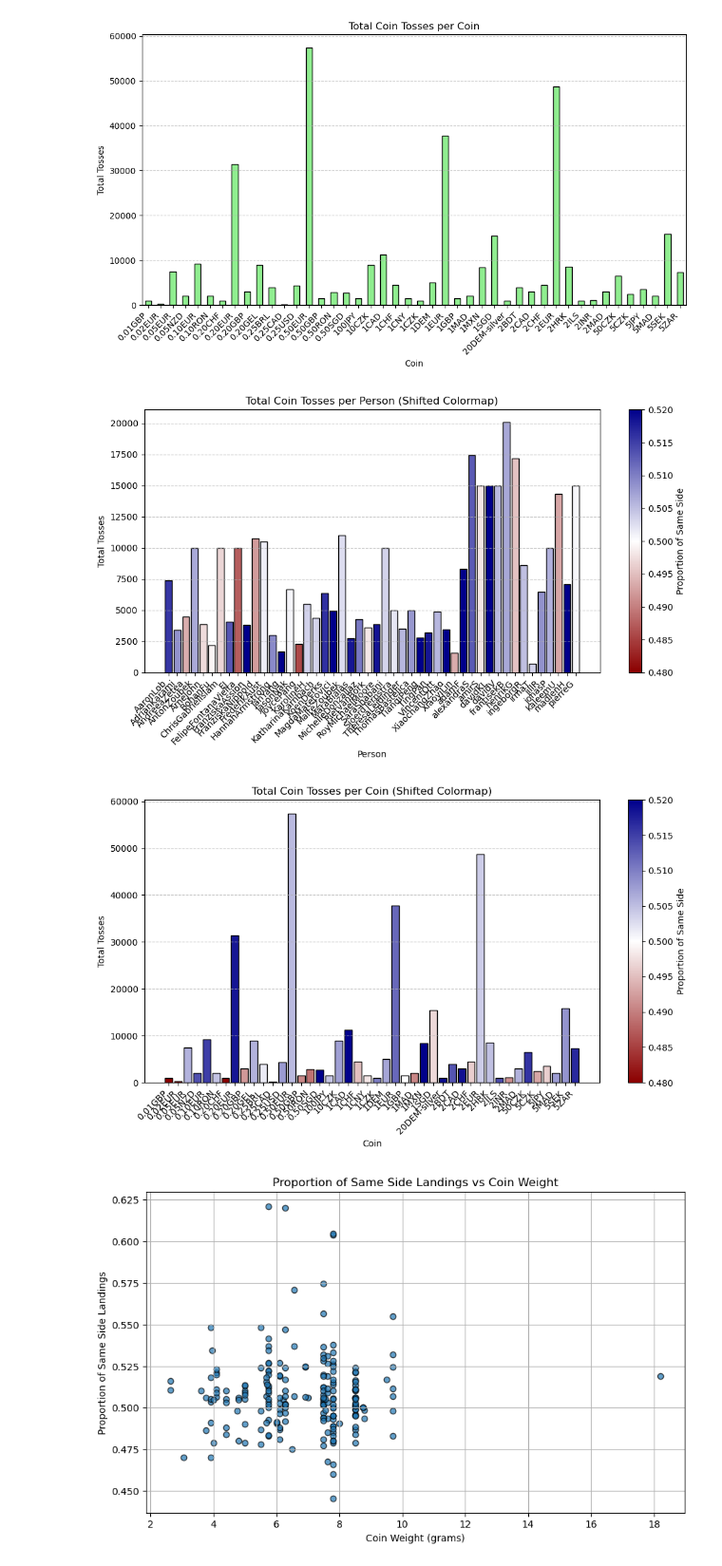
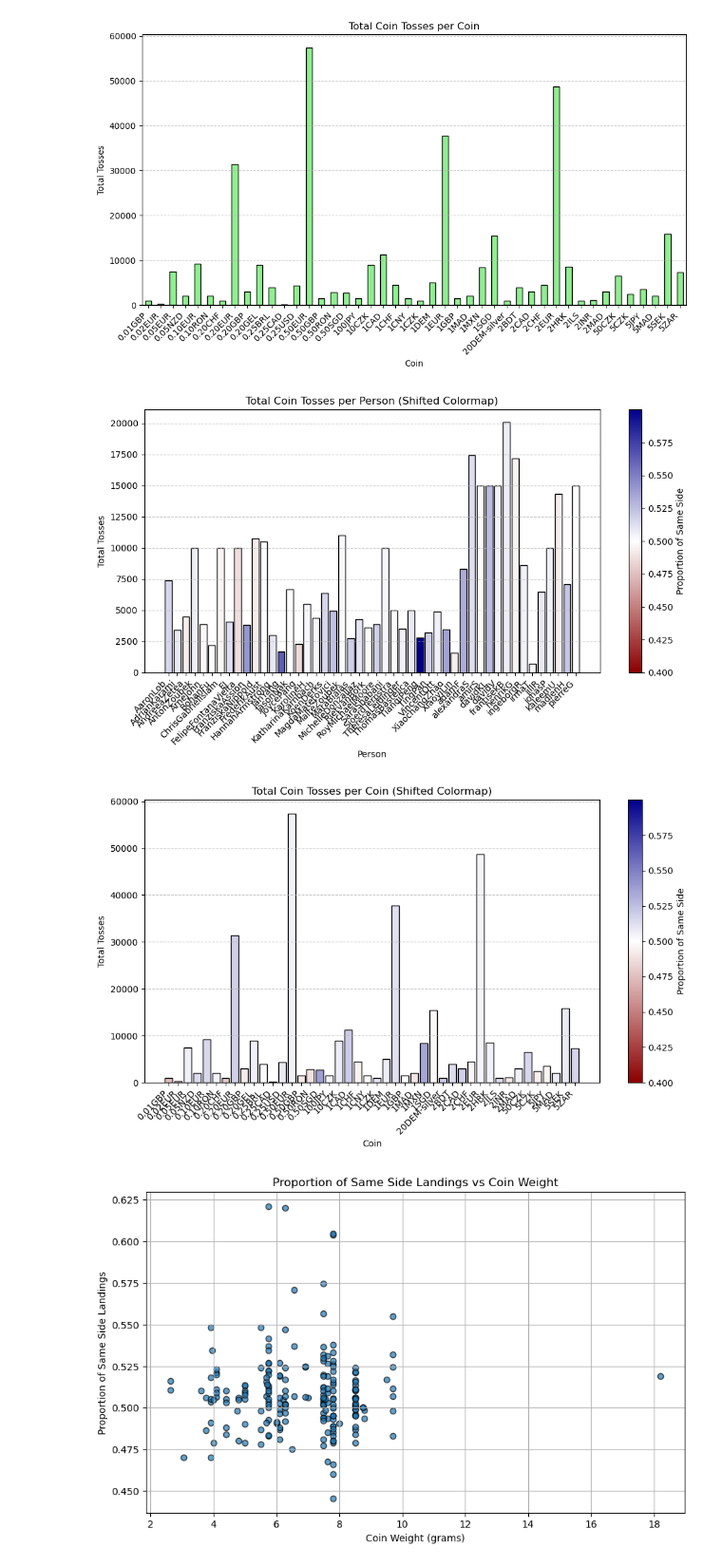
Before and after one commit to julsofpet/cointoss, a Jupyter notebook: explore.ipynb, the cells around one changed output. Shown at 95% size. Cells and saved outputs as stored; diff of their text form; code cells hidden in the pictures.

```diff
--- a/explore.ipynb
+++ b/explore.ipynb
@@ -8,5 +8,8 @@ import matplotlib.cm as cm
 import matplotlib.colors as mcolors
 # %%
 data = pd.read_csv('coin data/analyses/data-agg.csv')
+
+data['tails_tails'] = data['N_start_tails_up'] - data['tails_heads']
+data['heads_tails'] = data['N_start_heads_up'] - data['heads_heads']
 data.head()
 # %% [output]
@@ -100,7 +124,7 @@ plt.show()
 # %%
 # Correct the proportion calculation to include tosses landing on the same side
 data['total_tosses'] = data['N_start_heads_up'] + data['N_start_tails_up']
-data['proportion_same_side'] = (data['heads_heads'] + (data['N_start_tails_up'] - data['tails_heads'])) / data['total_tosses']
+data['proportion_same_side'] = (data['heads_heads'] + data['tails_tails']) / data['total_tosses']
 
 # Weighted mean and CI calculation for persons (same side)
 person_aggregated_same = data.groupby('person').apply(
@@ -357,40 +359,40 @@ colors = [(0, "darkred"), (0.5, "white"), (1, "darkblue")]
 custom_cmap = mcolors.LinearSegmentedColormap.from_list("CustomMap", colors)
 
 # Normalize the proportions around 0.5
-diverging_norm = mcolors.TwoSlopeNorm(vmin=0.48, vcenter=0.5, vmax=0.52)  # Adjust vmin and vmax if needed
+diverging_norm = mcolors.TwoSlopeNorm(vmin=0.4, vcenter=0.5, vmax=0.6)  # Adjust vmin and vmax if needed
 
 # Plot histogram for total tosses per person
 fig, ax = plt.subplots(figsize=(10, 6))
 colors_person = custom_cmap(diverging_norm(tosses_per_person['mean_proportion_same_side']))
 bars = ax.bar(tosses_per_person.index, tosses_per_person['total_tosses'], color=colors_person, edgecolor='black')
 ax.set_title('Total Coin Tosses per Person (Shifted Colormap)')
 ax.set_xlabel('Person')
 ax.set_ylabel('Total Tosses')
 plt.xticks(rotation=45, ha='right')
 ax.grid(axis='y', linestyle='--', alpha=0.7)
 sm = plt.cm.ScalarMappable(cmap=custom_cmap, norm=diverging_norm)
 sm.set_array([])
 fig.colorbar(sm, ax=ax, label='Proportion of Same Side')
 plt.tight_layout()
 plt.show()
 
 # Plot histogram for total tosses per coin
 fig, ax = plt.subplots(figsize=(10, 6))
 colors_coin = custom_cmap(diverging_norm(tosses_per_coin['mean_proportion_same_side']))
 bars = ax.bar(tosses_per_coin.index, tosses_per_coin['total_tosses'], color=colors_coin, edgecolor='black')
 ax.set_title('Total Coin Tosses per Coin (Shifted Colormap)')
 ax.set_xlabel('Coin')
 ax.set_ylabel('Total Tosses')
 plt.xticks(rotation=45, ha='right')
 ax.grid(axis='y', linestyle='--', alpha=0.7)
 sm = plt.cm.ScalarMappable(cmap=custom_cmap, norm=diverging_norm)
 sm.set_array([])
 fig.colorbar(sm, ax=ax, label='Proportion of Same Side')
 plt.tight_layout()
 plt.show()
 # %% [output]
-[figure, old version]
+[figure, new version]
-[figure, old version]
+[figure, new version]
 # %%
 coin_specs = pd.DataFrame.from_dict(coins_data, orient='index')
 coin_specs.reset_index(inplace=True)
```
Also changed, not shown: parts of 10 cells of this notebook.
